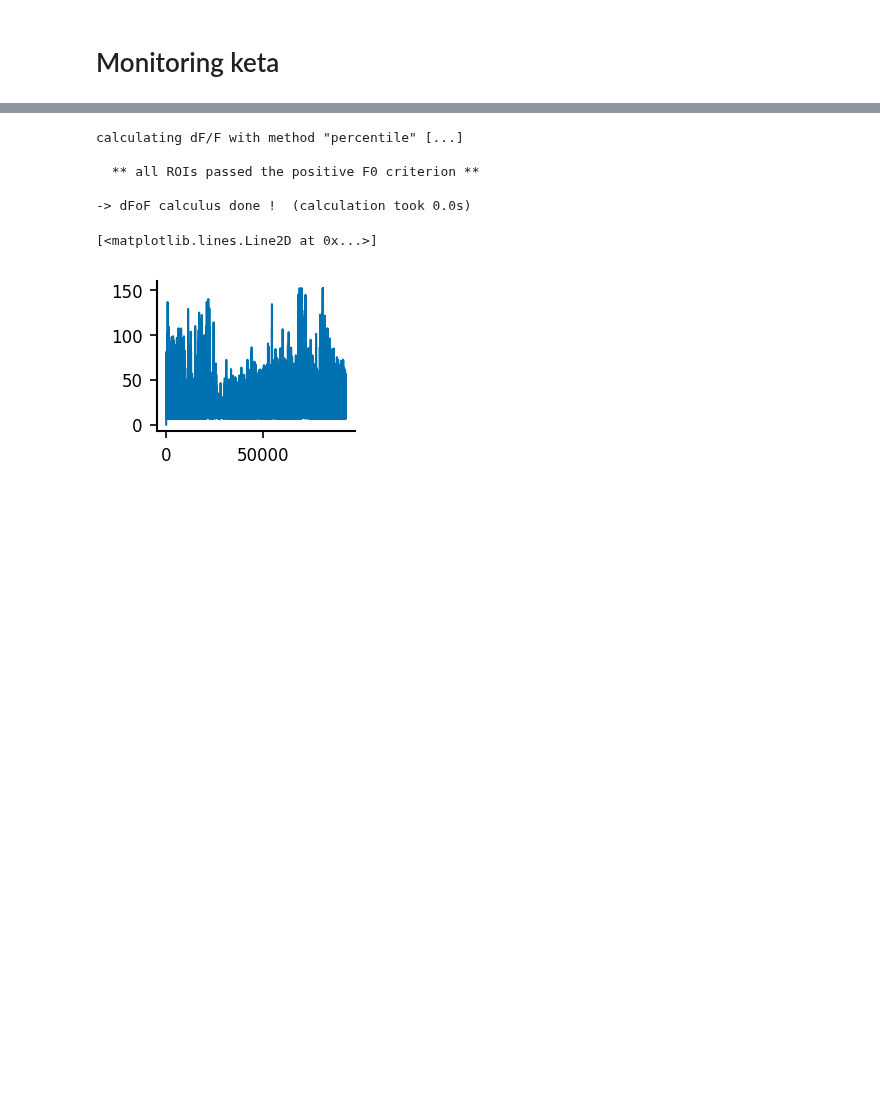
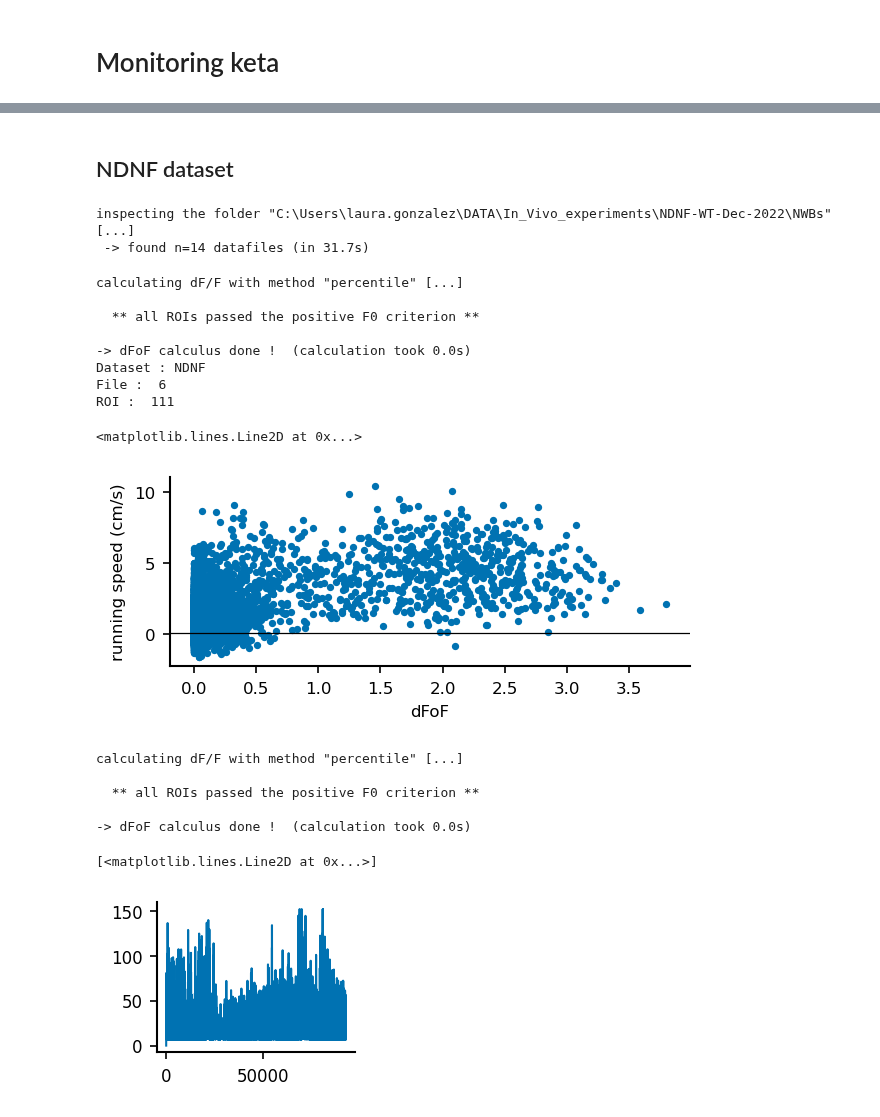
Before and after one commit to LauraGonzalez2000/physion, a Jupyter notebook: notebooks/personalized/Tests.ipynb, the cells around one changed output, grey strips where cells are left out. Saved outputs shown, nothing was run; the diff lists cells and outputs as text; code cells hidden in the pictures; blank space fills up the shorter version.

```diff
--- a/notebooks/personalized/Tests.ipynb
+++ b/notebooks/personalized/Tests.ipynb
@@ -100,3 +100,45 @@ Text(0, 0.5, 'running speed (cm/s)')
+# %% [markdown]
+## NDNF dataset
+# %%
+datafolder = os.path.join(os.path.expanduser('~'), 'DATA', 'In_Vivo_experiments','NDNF-WT-Dec-2022','NWBs')
+SESSIONS = scan_folder_for_NWBfiles(datafolder)
+SESSIONS['nwbfiles'] = [os.path.basename(f) for f in SESSIONS['files']]
+# %% [output]
+inspecting the folder "C:\Users\laura.gonzalez\DATA\In_Vivo_experiments\NDNF-WT-Dec-2022\NWBs" [...]
+ -> found n=14 datafiles (in 31.7s)
+# %%
+index = 6
+filename = SESSIONS['files'][index]
+data = Data(filename,
+            verbose=False)
+# %%
+data.build_dFoF()
+data.t_dFoF[-1]
+data.build_pupil_diameter()
+
+running_FaceCamera_sampled = data.build_running_speed(specific_time_sampling=data.t_rawFluo)
+running_dFoF_sampled = data.build_running_speed(specific_time_sampling=data.t_dFoF)
+pt.figure(figsize=(2,2))
+
+roi_n = random.randint(0, data.dFoF.shape[0]-1)
+print('Dataset : NDNF')
+print('File : ', index)
+print('ROI : ', roi_n)
+plt.scatter(running_dFoF_sampled, data.dFoF[roi_n,:])
+plt.xlabel("dFoF")
+plt.ylabel("running speed (cm/s)")
+plt.axhline(0.1, color = 'black', label = 'threshold', linewidth=0.6)
+# %% [output]
+calculating dF/F with method "percentile" [...]
+
+  ** all ROIs passed the positive F0 criterion **
+
+-> dFoF calculus done !  (calculation took 0.0s)
+Dataset : NDNF
+File :  6
+ROI :  111
+<matplotlib.lines.Line2D at 0x...>
+[figure, added]
 # %%
 data.build_dFoF()
 data.t_dFoF[-1]
```
Also changed, not shown: parts of 1 cell of this notebook, 5 other files.
